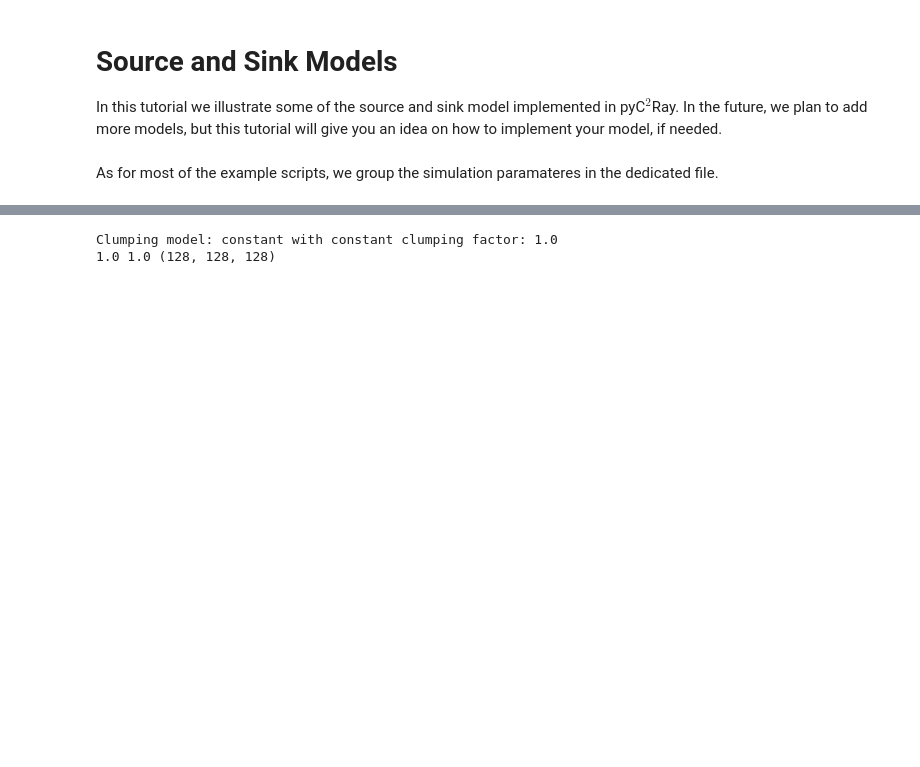
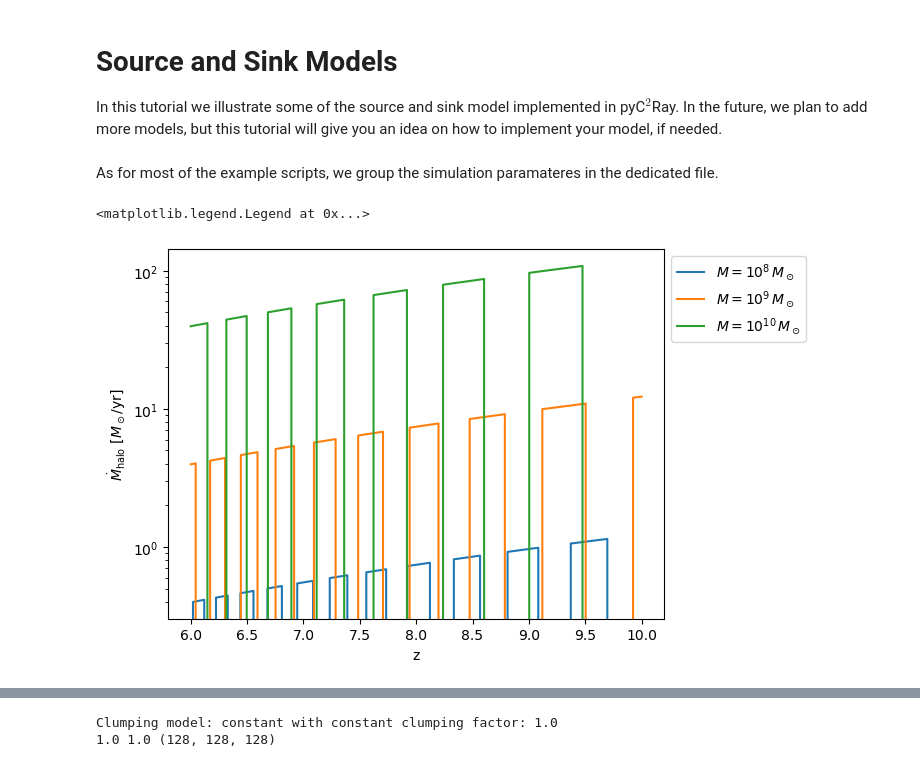
Before and after one commit to cosmic-reionization/pyC2Ray, a Jupyter notebook: docs/tutorials/source_sink.ipynb, the cells around one changed output, grey strips where cells are left out. Saved outputs shown, nothing was run; the diff lists cells and outputs as text; code cells hidden in the pictures; blank space fills up the shorter version.

```diff
--- a/docs/tutorials/source_sink.ipynb
+++ b/docs/tutorials/source_sink.ipynb
@@ -21,6 +22,25 @@ with open(param_file) as f:
 N = params['Grid']['meshsize']
 # %%
 # TODO: source models, mean-free path
+# %%
+def acc_mass(mass, z, alph=0.79):
+    dotM = mass*u.Msun*alph*((1+z)*cosmo.H(z))
+    return dotM.to('Msun / yr').value
+
+bursty_pars = {'beta1': 0.1, 'beta2': 0.2, 'tB0': 300., 'tQ_frac': 0.95, 'z0': 30., 't_rnd': 0}
+bursty = pc2r.source_model.BurstySFR(model='instant', pars=bursty_pars, alpha_h=0.79, cosmo=cosmo)
+
+redshift = np.linspace(10, 6, 1000)
+for m in [1e8, 1e9, 1e10]:
+    bh1 = bursty.instant_burst_or_quiescent_galaxies(mass=m, z=redshift)
+    dotM = acc_mass(mass=m, z=redshift)
+    plt.semilogy(redshift, dotM*bh1, label=r'$M = 10^{%d}\,M_\odot$' %np.log10(m))
+
+plt.ylabel(r'$\dot{M}_\mathrm{halo}$ [$M_\odot/\mathrm{yr}$]'), plt.xlabel('z')
+plt.legend(bbox_to_anchor=(1.0, 1.0), loc='upper left')
+# %% [output]
+<matplotlib.legend.Legend at 0x...>
+[figure, added]
 # %% [markdown]
 ## Clumping Factor
 We define the gas clumping factor based on the cell-wise averaged quantities of the simulated intergalactic (IGM) density field:
```
Also changed, not shown: parts of 4 cells of this notebook.
